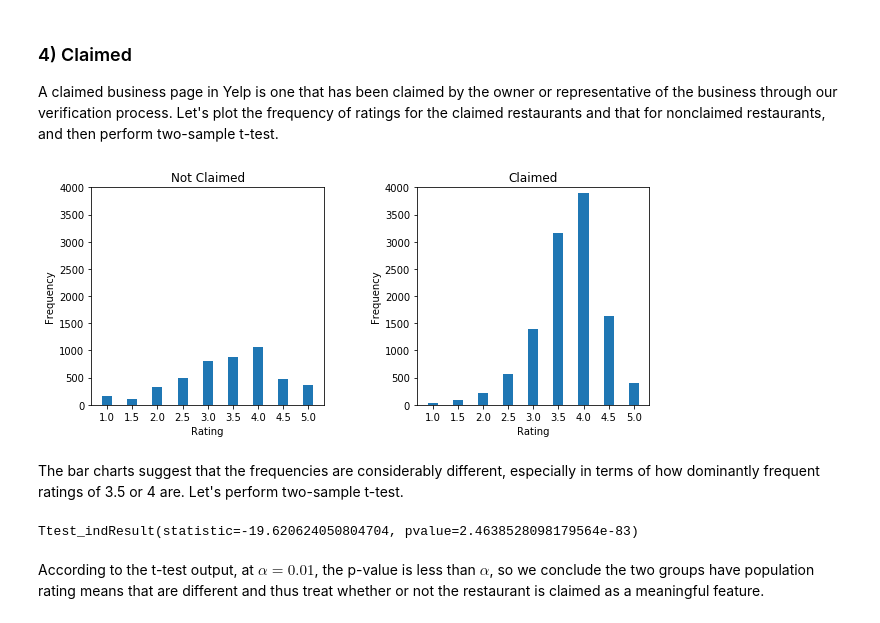
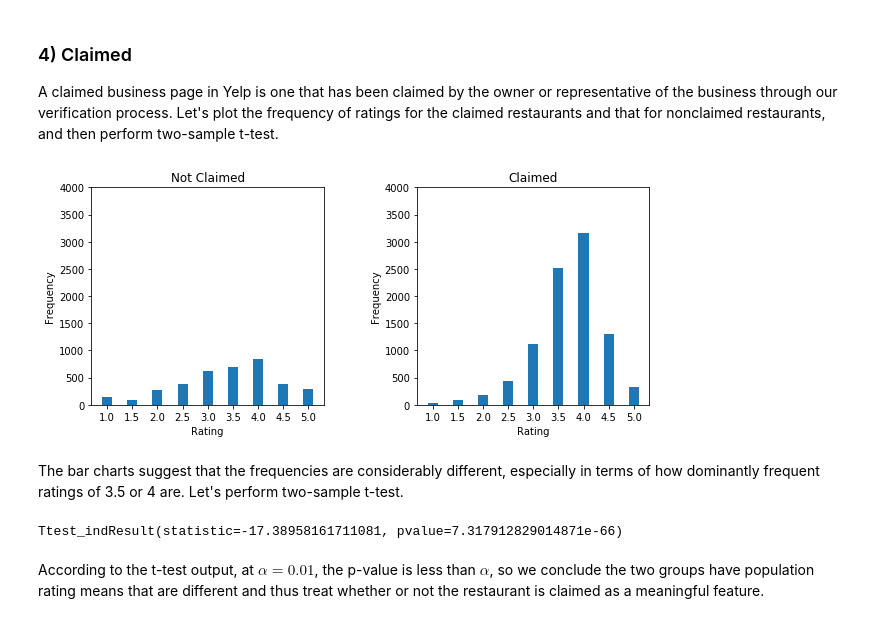
Before and after one commit to sandershihacker/yelp-rating-prediction, a Jupyter notebook: yelp_rating_prediction.ipynb, the cells around one changed output. Drawn from its saved outputs; the diff is of its cells as text; code cells hidden in the pictures.

Commit message:
Split Training and Test Sets

```diff
--- a/yelp_rating_prediction.ipynb
+++ b/yelp_rating_prediction.ipynb
@@ -291,0 +295,24 @@ labeled_features.head()
+# %%
+def split_set(features, p_train=0.8):
+    """
+    This function splits all the data into a training set and a test set.
+
+    @input features: The feature dataframe.
+    @type features: pandas.DataFrame.
+    @input p_train: The percentage of training data.
+    @type p_train: Float.
+
+    @return: Tuple of training and test set.
+    @rtype: Tuple of pandas.DataFrame.
+    """
+    n = len(features)
+    num_training = int(n * p_train)
+    indices_perm = np.random.permutation(n)
+    training_ind = indices_perm[:num_training]
+    test_ind = indices_perm[num_training + 1:]
+    training = features.iloc[training_ind]
+    test = features.iloc[test_ind]
+    return training.reset_index(drop=True), test.reset_index(drop=True)
+
+training_features, test_features = split_set(labeled_features)
+training_features.tail()
@@ -477,40 +511,40 @@ A claimed business page in Yelp is one that has been claimed by the owner or rep
 # %%
 plt.rcParams["figure.figsize"] = [10,4]
 
 def barplot_claimed(rating, df):
     """
     Input:
     - rating is the list of possible ratings
     - df is the pandas dataframe containing the data
 
     This function overplots the bar chart of the ratings for restaurants claimed and those that are not.
     """
     for i in [0,1]:
         subplot_index = i + 1
         # ratings of claimed restaurants
         this_price_df = df.loc[df['is_claimed']==i]
         data = this_price_df['rating']
         counter = Counter(data)
         freq = [counter[rate] for rate in rating]
         plt.subplot(1,2,subplot_index)
         plt.subplots_adjust(hspace=0.4, wspace=0.4)
         plt.bar(rating, freq, width=0.2)
         plt.xlabel("Rating")
         plt.ylabel("Frequency")
         plt.ylim(ymin=0, ymax=4000)
         plt.xticks(rating, rating)
         plt.title("Claimed" if i==1 else "Not Claimed")
     plt.show()
 
-barplot_claimed(rating=np.linspace(1, 5, 9), df=labeled_features)
+barplot_claimed(rating=np.linspace(1, 5, 9), df=training_features)
 # %% [output]
-[figure, old version]
+[figure, new version]
 # %% [markdown]
 The bar charts suggest that the frequencies are considerably different, especially in terms of how dominantly frequent ratings of 3.5 or 4 are. Let's perform two-sample t-test.
 # %%
-two_sample_ttest(feature_name='is_claimed', values=[0,1], df=labeled_features)
+two_sample_ttest(feature_name='is_claimed', values=[0,1], df=training_features)
 # %% [output]
-Ttest_indResult(statistic=-19.620624050804704, pvalue=2.4638528098179564e-83)
+Ttest_indResult(statistic=-17.38958161711081, pvalue=7.317912829014871e-66)
 # %% [markdown]
 According to the t-test output, at $\alpha=0.01$, the p-value is less than $\alpha$, so we conclude the two groups have population rating means that are different and thus treat whether or not the restaurant is claimed as a meaningful feature.
 # %% [markdown]
```
Also changed, not shown: parts of 10 cells of this notebook.
